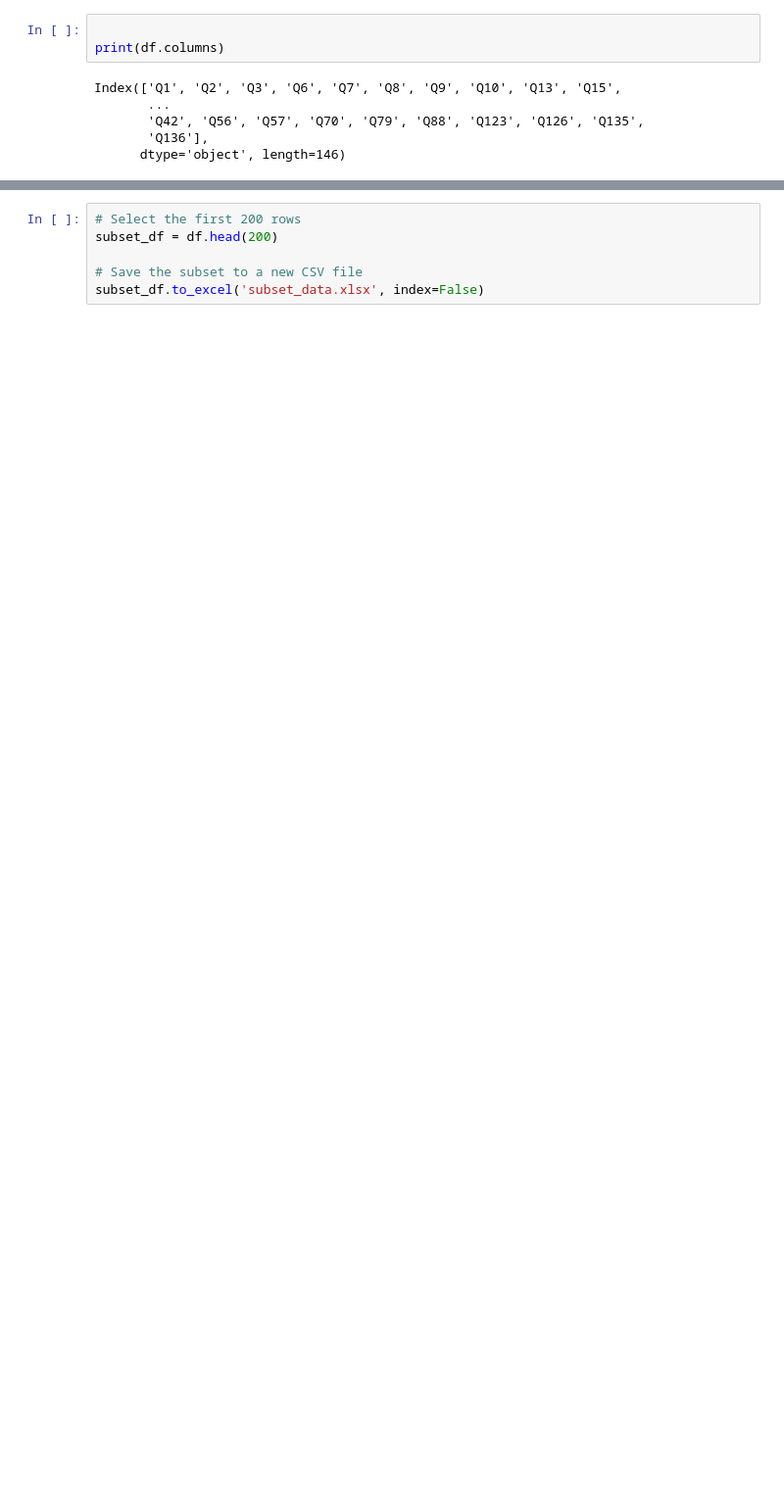
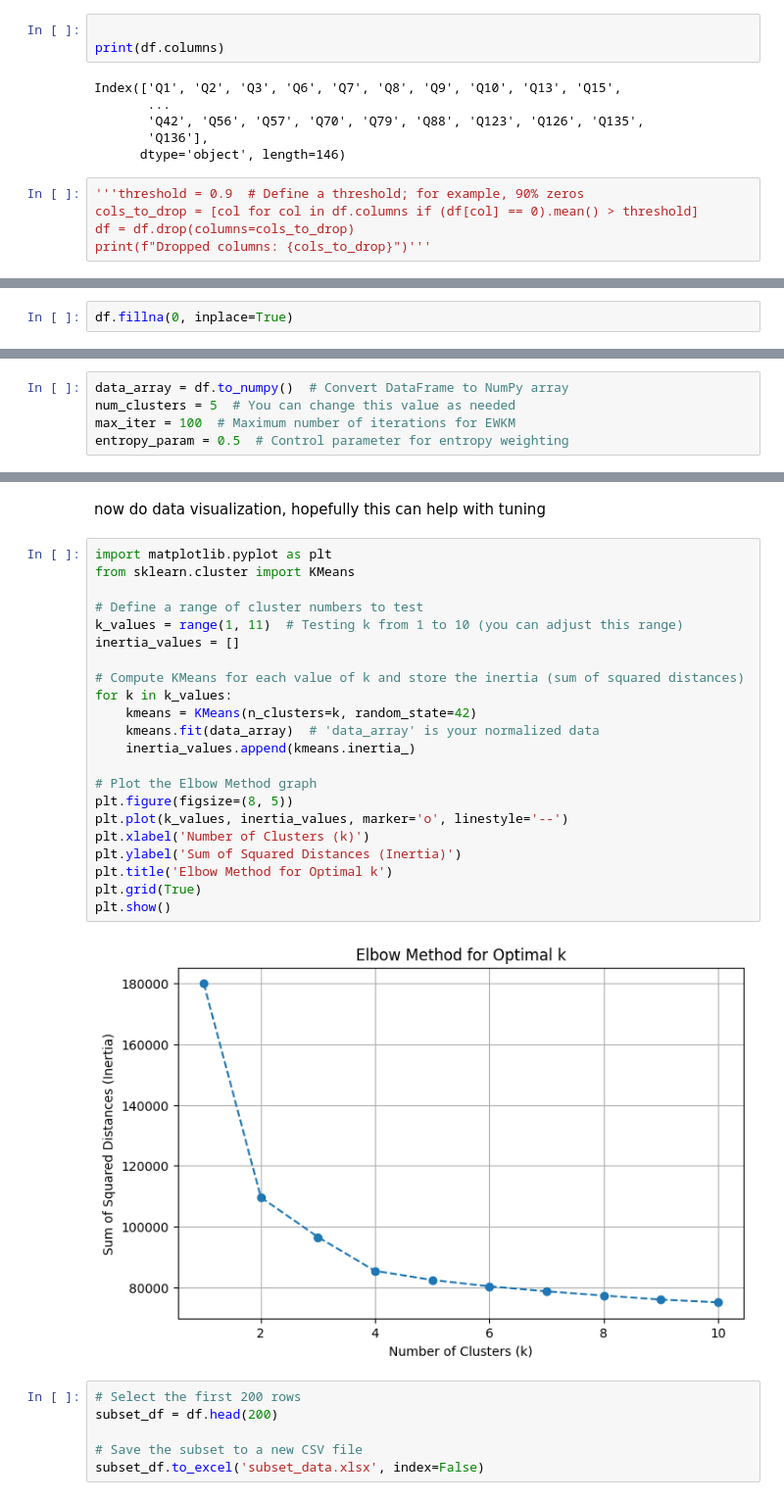
Before and after one commit to jahnltib/predicting-tobacco-use, a Jupyter notebook: kai.ipynb, the cells around one changed output, grey strips where cells are left out. Shown at 98% size. Saved outputs shown, nothing was run; the diff lists cells and outputs as text; blank space fills up the shorter version.

Commit message:
added EWKM method
just trying things out, hoping they work

```diff
--- a/kai.ipynb
+++ b/kai.ipynb
@@ -330,3 +337,8 @@ Index(['Q1', 'Q2', 'Q3', 'Q6', 'Q7', 'Q8', 'Q9', 'Q10', 'Q13', 'Q15',
        'Q42', 'Q56', 'Q57', 'Q70', 'Q79', 'Q88', 'Q123', 'Q126', 'Q135',
        'Q136'],
       dtype='object', length=146)
+# %%
+'''threshold = 0.9  # Define a threshold; for example, 90% zeros
+cols_to_drop = [col for col in df.columns if (df[col] == 0).mean() > threshold]
+df = df.drop(columns=cols_to_drop)
+print(f"Dropped columns: {cols_to_drop}")'''
@@ -332,0 +347,2 @@ Index(['Q1', 'Q2', 'Q3', 'Q6', 'Q7', 'Q8', 'Q9', 'Q10', 'Q13', 'Q15',
+# %%
+df.fillna(0, inplace=True)
@@ -332,0 +397,5 @@ Index(['Q1', 'Q2', 'Q3', 'Q6', 'Q7', 'Q8', 'Q9', 'Q10', 'Q13', 'Q15',
+# %%
+data_array = df.to_numpy()  # Convert DataFrame to NumPy array
+num_clusters = 5  # You can change this value as needed
+max_iter = 100  # Maximum number of iterations for EWKM
+entropy_param = 0.5  # Control parameter for entropy weighting
@@ -333,3 +453,29 @@ Index(['Q1', 'Q2', 'Q3', 'Q6', 'Q7', 'Q8', 'Q9', 'Q10', 'Q13', 'Q15',
+# %% [markdown]
+now do data visualization, hopefully this can help with tuning
+# %%
+import matplotlib.pyplot as plt
+from sklearn.cluster import KMeans
+
+# Define a range of cluster numbers to test
+k_values = range(1, 11)  # Testing k from 1 to 10 (you can adjust this range)
+inertia_values = []
+
+# Compute KMeans for each value of k and store the inertia (sum of squared distances)
+for k in k_values:
+    kmeans = KMeans(n_clusters=k, random_state=42)
+    kmeans.fit(data_array)  # 'data_array' is your normalized data
+    inertia_values.append(kmeans.inertia_)
+
+# Plot the Elbow Method graph
+plt.figure(figsize=(8, 5))
+plt.plot(k_values, inertia_values, marker='o', linestyle='--')
+plt.xlabel('Number of Clusters (k)')
+plt.ylabel('Sum of Squared Distances (Inertia)')
+plt.title('Elbow Method for Optimal k')
+plt.grid(True)
+plt.show()
+# %% [output]
+[figure, added]
 # %%
 # Select the first 200 rows
 subset_df = df.head(200)
```
Also changed, not shown: parts of 13 cells of this notebook, 2 other files.
